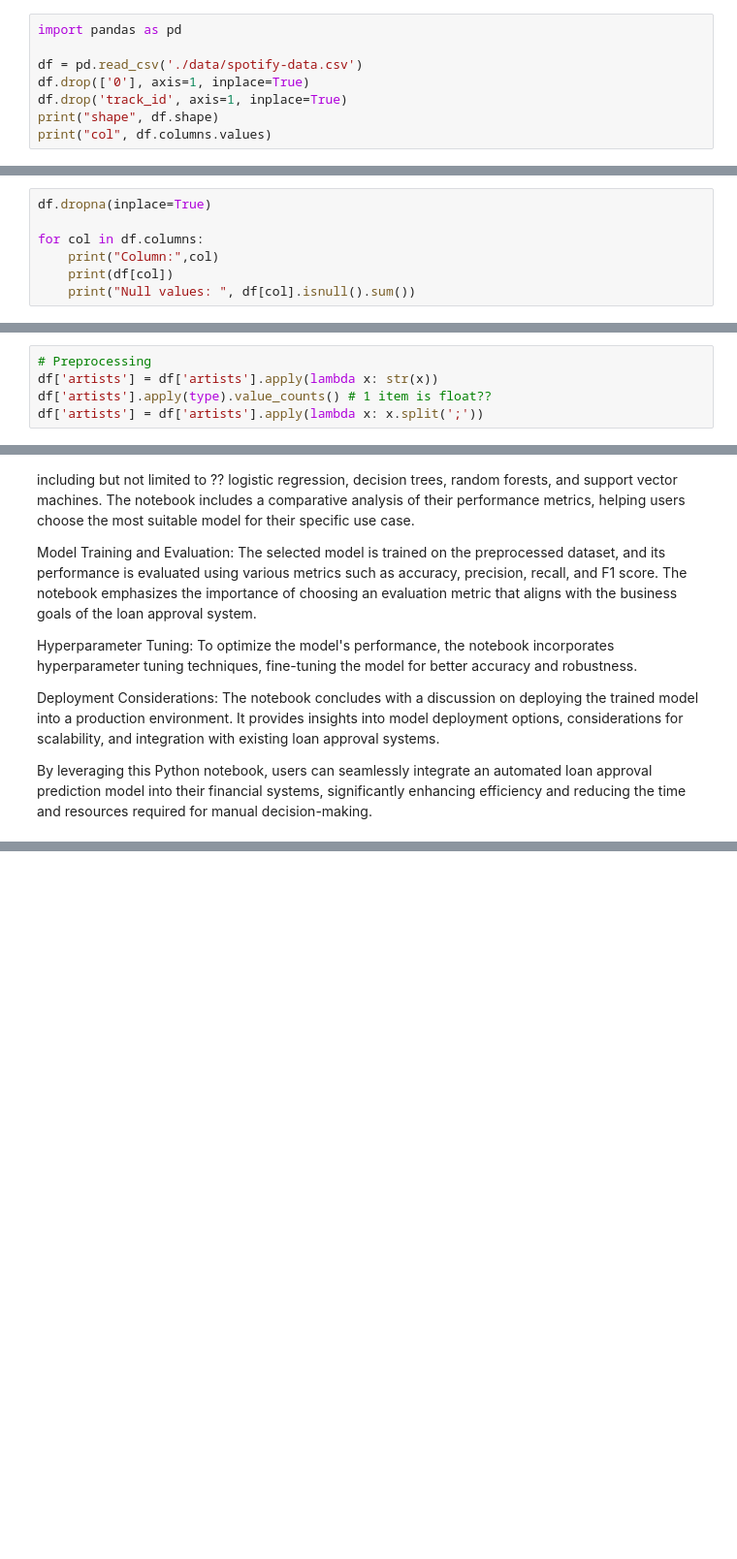
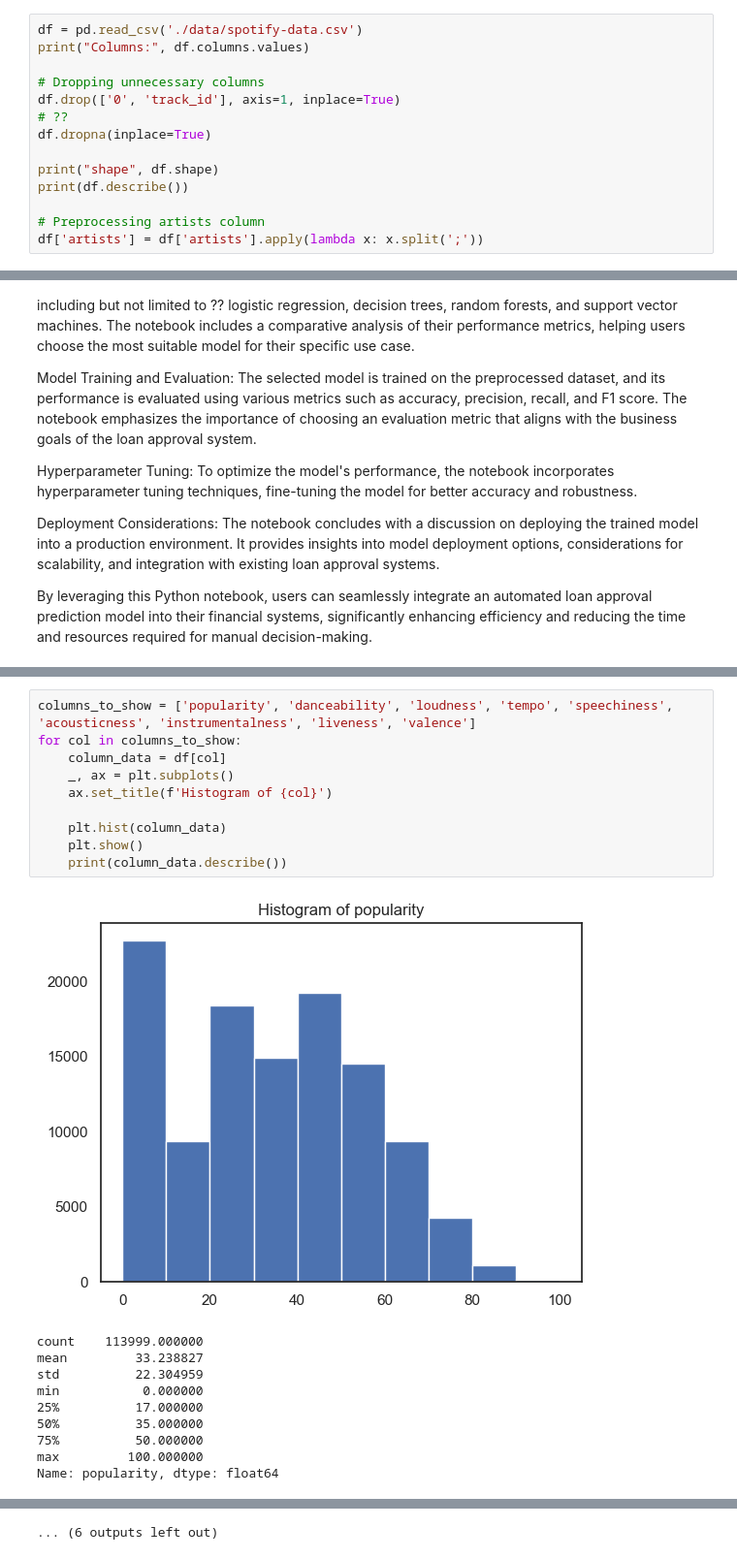
Before and after one commit to orifmilod/Spotify-ML, a Jupyter notebook: Spotify.ipynb, the cells around one changed output, grey strips where cells are left out. Shown: that part at 97% size. Saved outputs shown, nothing was run; the diff lists cells and outputs as text; blank space fills up the shorter version.

```diff
--- a/Spotify.ipynb
+++ b/Spotify.ipynb
@@ -31,9 +42,15 @@ Not that we know the background of the data we are using and the metric to maxim
 # %%
-import pandas as pd
+df = pd.read_csv('./data/spotify-data.csv')
+print("Columns:", df.columns.values)
 
-df = pd.read_csv('./data/spotify-data.csv')
-df.drop(['0'], axis=1, inplace=True)
-df.drop('track_id', axis=1, inplace=True)
+# Dropping unnecessary columns
+df.drop(['0', 'track_id'], axis=1, inplace=True)
+# ??
+df.dropna(inplace=True)
+
 print("shape", df.shape)
-print("col", df.columns.values)
+print(df.describe())
+
+# Preprocessing artists column
+df['artists'] = df['artists'].apply(lambda x: x.split(';'))
 # %% [output]
@@ -45,7 +73,0 @@ col ['artists' 'album_name' 'track_name' 'popularity' 'duration_ms' 'explicit'
-# %%
-df.dropna(inplace=True)
-
-for col in df.columns:
-    print("Column:",col)
-    print(df[col])
-    print("Null values: ", df[col].isnull().sum())
@@ -70,8 +74,3 @@ Null values:  0
-# %%
-# Preprocessing
-df['artists'] = df['artists'].apply(lambda x: str(x))
-df['artists'].apply(type).value_counts() # 1 item is float??
-df['artists'] = df['artists'].apply(lambda x: x.split(';'))
 # %% [markdown]
 ## Exploratory Data Analysis (EDA):
 Here we will provide insights into the distribution of key variables, relationships between features, and an understanding of the data patterns. Visualizations aid in uncovering trends that contribute to the decision-making process.
@@ -101,0 +123,21 @@ print(max(genres.values))
+# %%
+columns_to_show = ['popularity', 'danceability', 'loudness', 'tempo', 'speechiness', 'acousticness', 'instrumentalness', 'liveness', 'valence']
+for col in columns_to_show:
+    column_data = df[col]
+    _, ax = plt.subplots()
+    ax.set_title(f'Histogram of {col}')
+
+    plt.hist(column_data)
+    plt.show()
+    print(column_data.describe())
+# %% [output]
+[figure, added]
+count    113999.000000
+mean         33.238827
+std          22.304959
+min           0.000000
+25%          17.000000
+50%          35.000000
+75%          50.000000
+max         100.000000
+Name: popularity, dtype: float64
@@ -101,0 +194 @@ print(max(genres.values))
+... (6 outputs left out)
```
Also changed, not shown: parts of 9 cells of this notebook.
